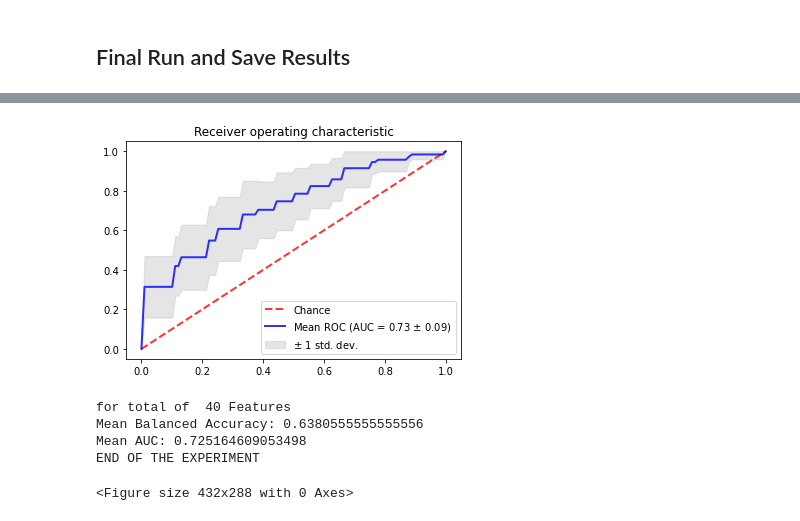
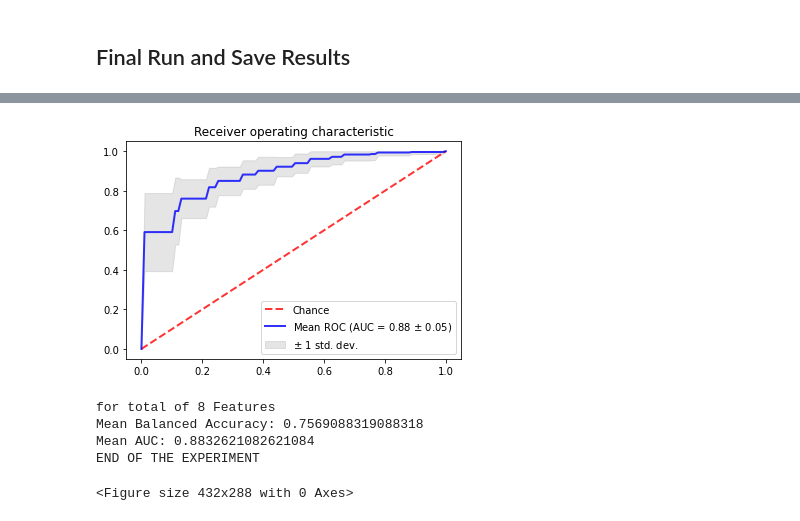
Before and after one commit to mvrl/ADNI_Genetics, a Jupyter notebook: gene_expression/Classification_Gene_Expr.ipynb, the cells around one changed output, grey strips where cells are left out. Drawn from its saved outputs; the diff is of its cells as text; code cells hidden in the pictures.

```diff
--- a/gene_expression/Classification_Gene_Expr.ipynb
+++ b/gene_expression/Classification_Gene_Expr.ipynb
@@ -44,6 +46,8 @@ Counter(df_AD2.DX_bl)
 # %% [output]
 Counter({'CN': 260, 'LMCI': 225, 'EMCI': 215, 'AD': 43, nan: 1})
 Counter({'AD2': 268})
+# %%
+top_features = list(ranked_genes.features)
 # %% [markdown]
 # t-test as Feature selection
 # %%
@@ -259,20 +283,19 @@ Adapted from https://machinelearningmastery.com/hyperparameter-optimization-with
 
 # Author: Raghav RV <rvraghav93@gmail.com>
 # License: BSD
-groups = 'CN_AD'
+
 model = Pipeline([
-        ('sampling', SMOTE(sampling_strategy=0.7, k_neighbors=7,random_state=1)),
-        ('classifier', GradientBoostingClassifier(random_state=1))
+        ('sampling', SMOTENC(sampling_strategy=SAMPLING, k_neighbors=7,random_state=SEED,categorical_features =cat_columns_index)),
+        ('classifier', GradientBoostingClassifier(random_state=SEED))
     ])
 space = dict()
 X, y = df, y
-# define model
-model = GradientBoostingClassifier(random_state=1)
+
 # define evaluation
-cv = RepeatedStratifiedKFold(n_splits=5, n_repeats=3, random_state=1)
+cv = RepeatedStratifiedKFold(n_splits=5, n_repeats=3, random_state=SEED)
 # define search space
 space = dict()
-space['n_estimators'] = range(50,5*X.shape[1],50)
+space['classifier__n_estimators'] = range(50,7*X.shape[1],50)
 
 scoring = {'AUC': 'roc_auc', 'balanced_accuracy':'balanced_accuracy'}
 # define search
@@ -287,17 +310,17 @@ results = search.cv_results_
 print(__doc__)
 plt.figure(figsize=(13, 13))
 plt.title("GridSearchCV evaluating using multiple scorers simultaneously",
-          fontsize=16)
+        fontsize=16)
 
 plt.xlabel("param_n_estimators")
 plt.ylabel("Score")
 
 ax = plt.gca()
-ax.set_xlim(min(space['n_estimators']), max(space['n_estimators'])+2)
+ax.set_xlim(min(space['classifier__n_estimators']), max(space['classifier__n_estimators'])+2)
 ax.set_ylim(0.50, 1)
 
 # Get the regular numpy array from the MaskedArray
-X_axis = np.array(results['param_n_estimators'].data, dtype=float)
+X_axis = np.array(results['param_classifier__n_estimators'].data, dtype=float)
 
 for scorer, color in zip(sorted(scoring), ['g', 'k']):
     for sample, style in (('train', '--'), ('test', '-')):
@@ -323,5 +346,5 @@ for scorer, color in zip(sorted(scoring), ['g', 'k']):
 
 plt.legend(loc="best")
 plt.grid(False)
-plt.savefig('./results/Grid_search_Using_GeneExpr_for:'+groups+'.png')
+plt.savefig(os.path.join(root_path,'results','Grid_search_Using_'+str(final_N)+'features_for:'+groups+'.png'))
 # %% [output]
@@ -333,0 +435,3 @@ Automatically created module for IPython interactive environment
+# %%
+top_df = df.loc[:,top_features]
+top_df
@@ -337,18 +455,18 @@ aucs = []
 acc = []
 imp = []
 mean_fpr = np.linspace(0, 1, 100)
-cv = RepeatedStratifiedKFold(n_splits=5, n_repeats=3, random_state=1)
+cv = RepeatedStratifiedKFold(n_splits=5, n_repeats=3, random_state=SEED)
 fig, ax = plt.subplots()
-X, y = df, y
+X, y = top_df, y
 for train, test in cv.split(X, y):
     X_train = X.iloc[train]
     y_train = y[train]
 
     X_test = X.iloc[test]
     y_test = y[test]
-    n_estimators = result.best_params_['n_estimators']
-    model = GradientBoostingClassifier(random_state=1,n_estimators=n_estimators)
-    oversample = SMOTE(sampling_strategy=0.7, k_neighbors=7,random_state=1)
+    n_estimators = 50
+    model = GradientBoostingClassifier(random_state=SEED,n_estimators=n_estimators)
+    oversample = SMOTE(sampling_strategy=SAMPLING, k_neighbors=7,random_state=SEED)
     X_train, y_train = oversample.fit_resample(X_train, y_train)
     probas_ = model.fit(X_train, y_train).predict_proba(X_test)
     y_pred = model.predict(X_test)
@@ -368,40 +486,40 @@ mean_tpr = np.mean(tprs, axis=0)
 mean_tpr[-1] = 1.0
 mean_auc = auc(mean_fpr, mean_tpr)
 std_auc = np.std(aucs)
 ax.plot(mean_fpr, mean_tpr, color='b',
         label=r'Mean ROC (AUC = %0.2f $\pm$ %0.2f)' % (mean_auc, std_auc),
         lw=2, alpha=.8)
 
 std_tpr = np.std(tprs, axis=0)
 tprs_upper = np.minimum(mean_tpr + std_tpr, 1)
 tprs_lower = np.maximum(mean_tpr - std_tpr, 0)
 ax.fill_between(mean_fpr, tprs_lower, tprs_upper, color='grey', alpha=.2,
                 label=r'$\pm$ 1 std. dev.')
 
 ax.set(xlim=[-0.05, 1.05], ylim=[-0.05, 1.05],
-       title="Receiver operating characteristic")
+    title="Receiver operating characteristic")
 ax.legend(loc="lower right")
 plt.show()
-plt.savefig('./results/ROC_for:'+groups+'.png')
-print('for total of ',final_N,"Features")
+plt.savefig(os.path.join(root_path,'results','ROC_for:'+groups+'.png'))
+print('for total of 8 Features')
 print('Mean Balanced Accuracy:',sum(acc)/len(acc))
 print('Mean AUC:',sum(aucs)/len(aucs))
 
 imp = np.array(imp)
 imp = imp.mean(axis=0)
 
 imp_df = pd.DataFrame(columns=['features','importance'])
 imp_df['features'] = list(X.columns)
 imp_df['importance'] = imp
 
 imp_df_sorted = imp_df.sort_values(by=['importance'],ascending=False)
-imp_df_sorted.to_csv('./results/'+groups+'_Classification_ranked_'+str(final_N)+'Genomic_features.csv')
+imp_df_sorted.to_csv(os.path.join(root_path,'results',groups+'_Classification_ranked_'+str(8)+'_GeneExpr_features.csv'))
 
 print("END OF THE EXPERIMENT")
 # %% [output]
-[figure, old version]
+[figure, new version]
-for total of  40 Features
-Mean Balanced Accuracy: 0.6380555555555556
-Mean AUC: 0.725164609053498
+for total of 8 Features
+Mean Balanced Accuracy: 0.7569088319088318
+Mean AUC: 0.8832621082621084
 END OF THE EXPERIMENT
 <Figure size 432x288 with 0 Axes>
```
Also changed, not shown: parts of 16 cells of this notebook, 4 other files.
